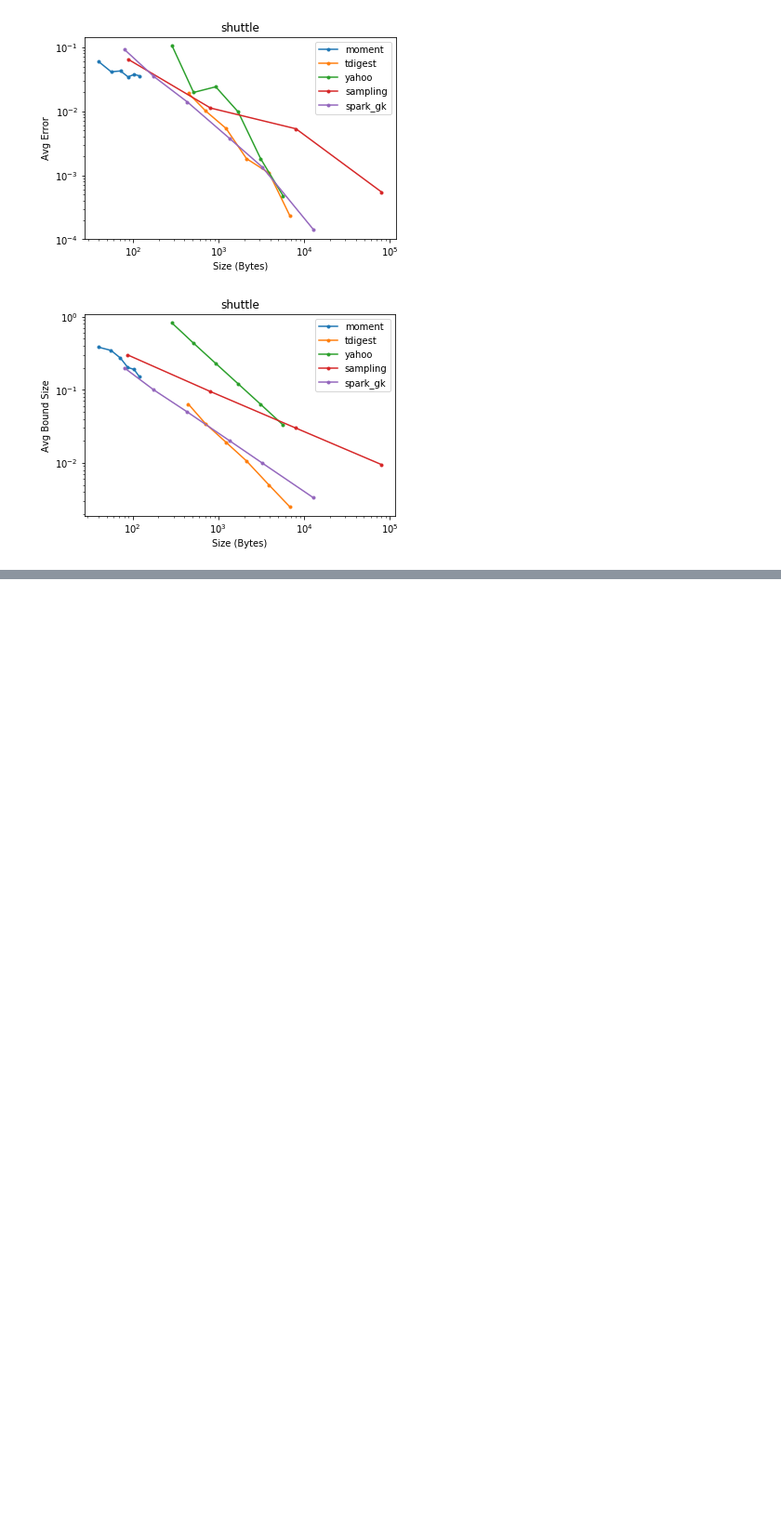
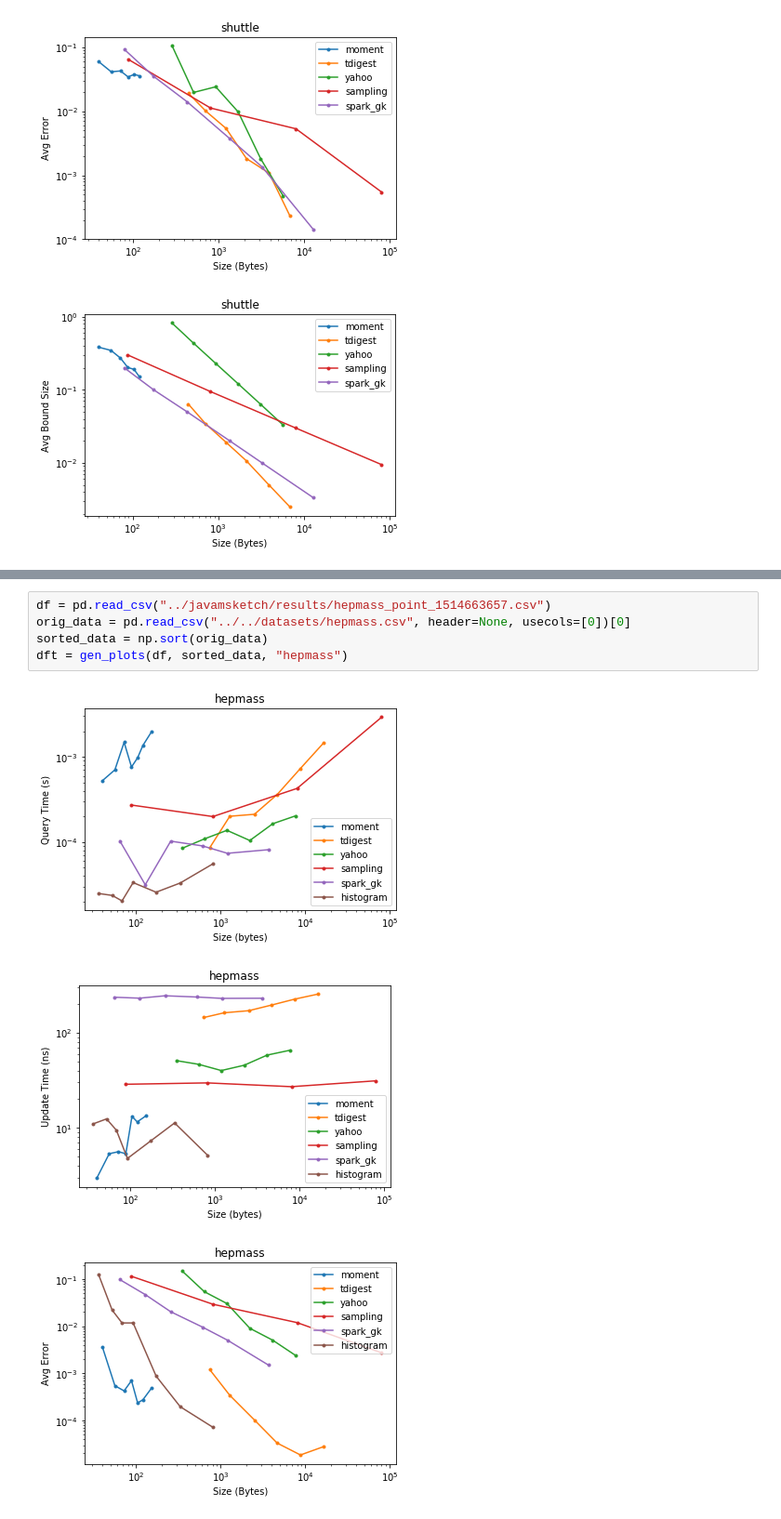
Before and after one commit to stanford-futuredata/msketch, a Jupyter notebook: analysis/Point Benchmark.ipynb, the cells around one changed output, grey strips where cells are left out. Shown at 93% size. Drawn from its saved outputs; the diff is of its cells as text; blank space fills up the shorter version.

```diff
--- a/analysis/Point Benchmark.ipynb
+++ b/analysis/Point Benchmark.ipynb
@@ -138,0 +142,9 @@ orig_data = orig_df["l_internet"]
+# %%
+df = pd.read_csv("../javamsketch/results/hepmass_point_1514663657.csv")
+orig_data = pd.read_csv("../../datasets/hepmass.csv", header=None, usecols=[0])[0]
+sorted_data = np.sort(orig_data)
+dft = gen_plots(df, sorted_data, "hepmass")
+# %% [output]
+[figure, added]
+[figure, added]
+[figure, added]
```
Also changed, not shown: parts of 6 cells of this notebook, 3 other files.
